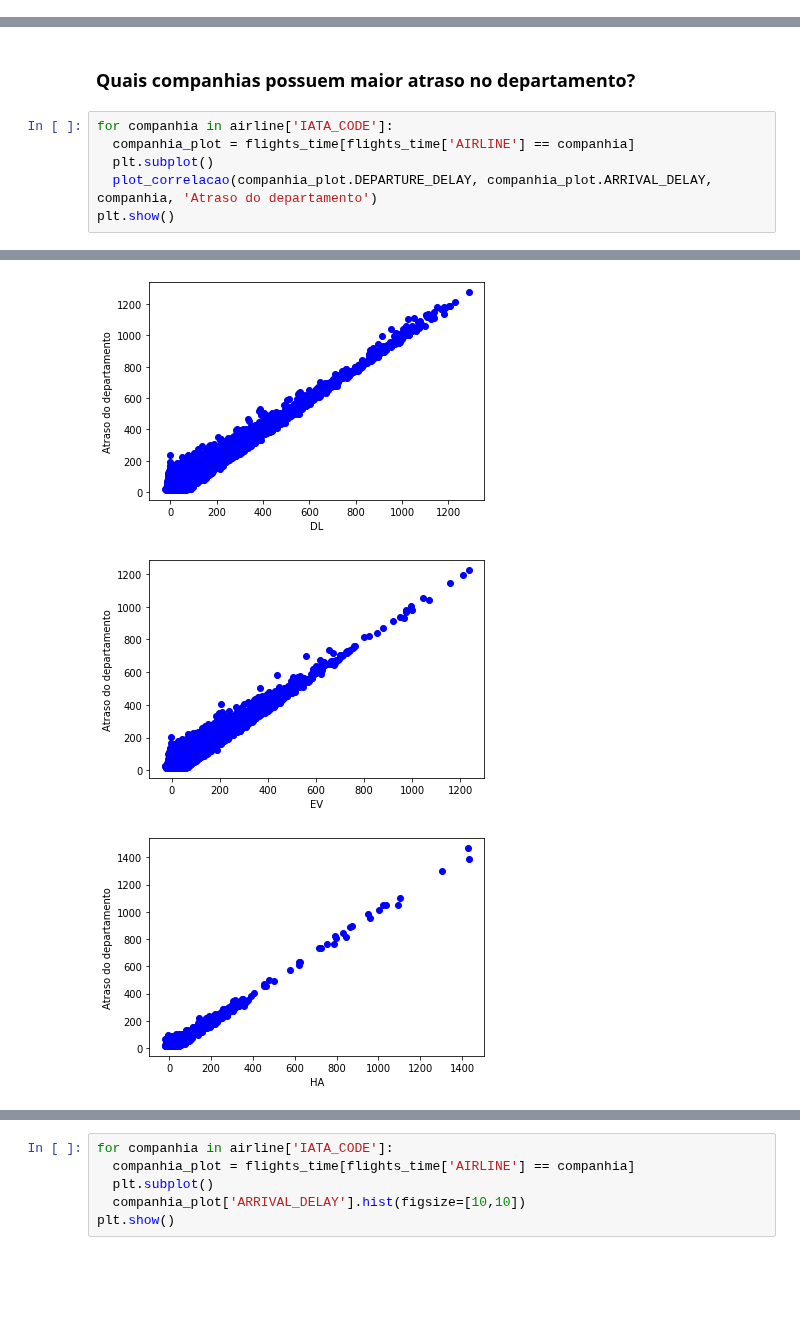
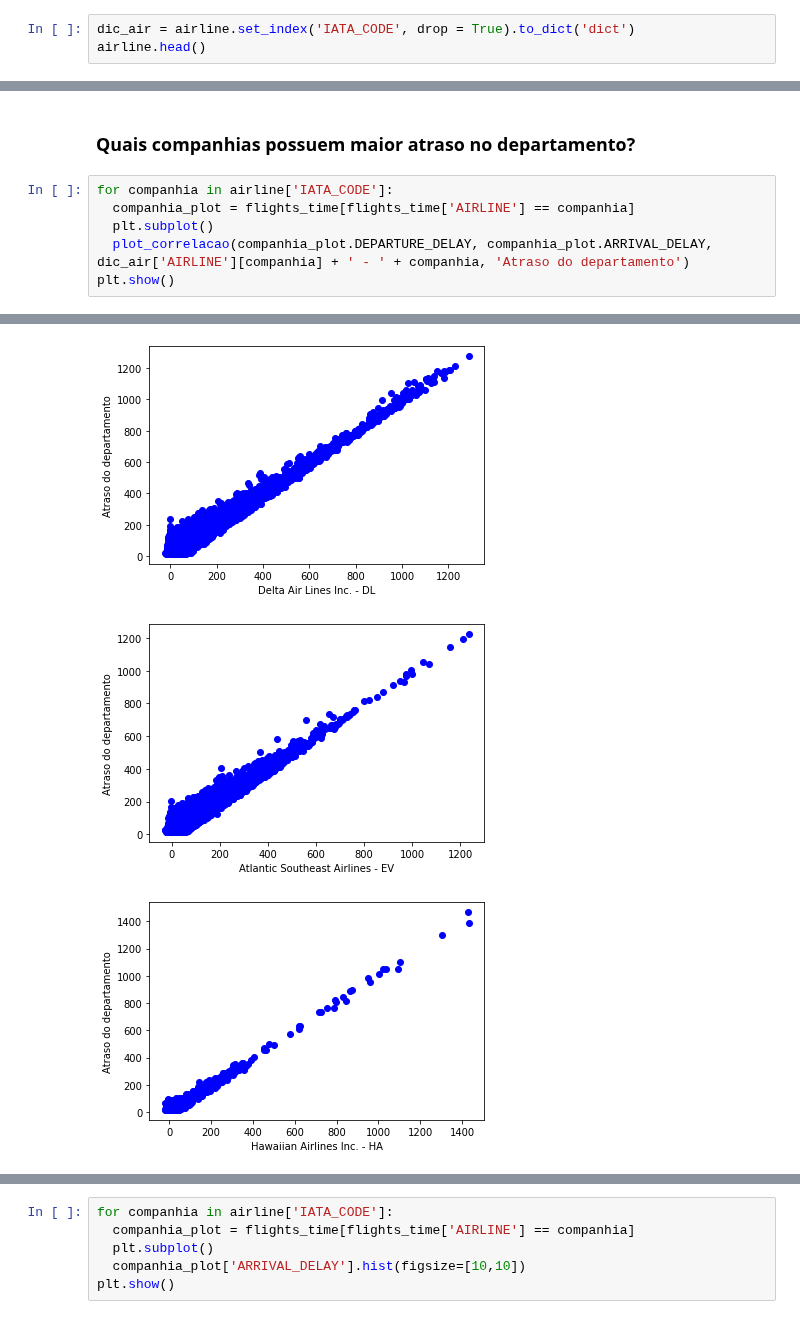
Before and after one commit to IonaSantana/Artificial-Intelligence, a Jupyter notebook: Flight_delay.ipynb, the cells around one changed output, grey strips where cells are left out. Drawn from its saved outputs; the diff is of its cells as text; blank space fills up the shorter version.

```diff
--- a/Flight_delay.ipynb
+++ b/Flight_delay.ipynb
@@ -61,0 +53,3 @@ airline.head()
+# %%
+dic_air = airline.set_index('IATA_CODE', drop = True).to_dict('dict')
+airline.head()
@@ -233,6 +229,6 @@ Sei que o atraso do departamento atrasa a chegada, mas o que causa o atraso do d
 for companhia in airline['IATA_CODE']:
   companhia_plot = flights_time[flights_time['AIRLINE'] == companhia]
   plt.subplot()
-  plot_correlacao(companhia_plot.DEPARTURE_DELAY, companhia_plot.ARRIVAL_DELAY, companhia, 'Atraso do departamento')
+  plot_correlacao(companhia_plot.DEPARTURE_DELAY, companhia_plot.ARRIVAL_DELAY, dic_air['AIRLINE'][companhia] + ' - ' + companhia, 'Atraso do departamento')
 plt.show()
 # %% [output]
@@ -248,3 +244,3 @@ plt.show()
-[figure, old version]
+[figure, new version]
-[figure, old version]
+[figure, new version]
-[figure, old version]
+[figure, new version]
```
Also changed, not shown: parts of 3 cells of this notebook.
